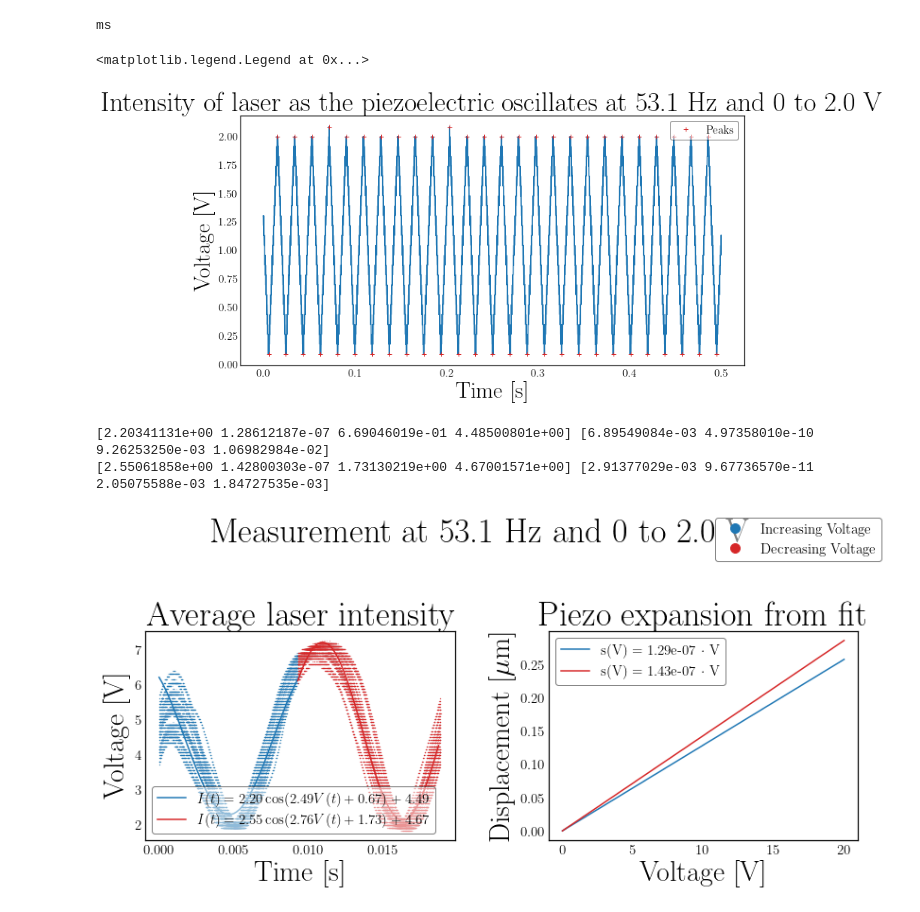
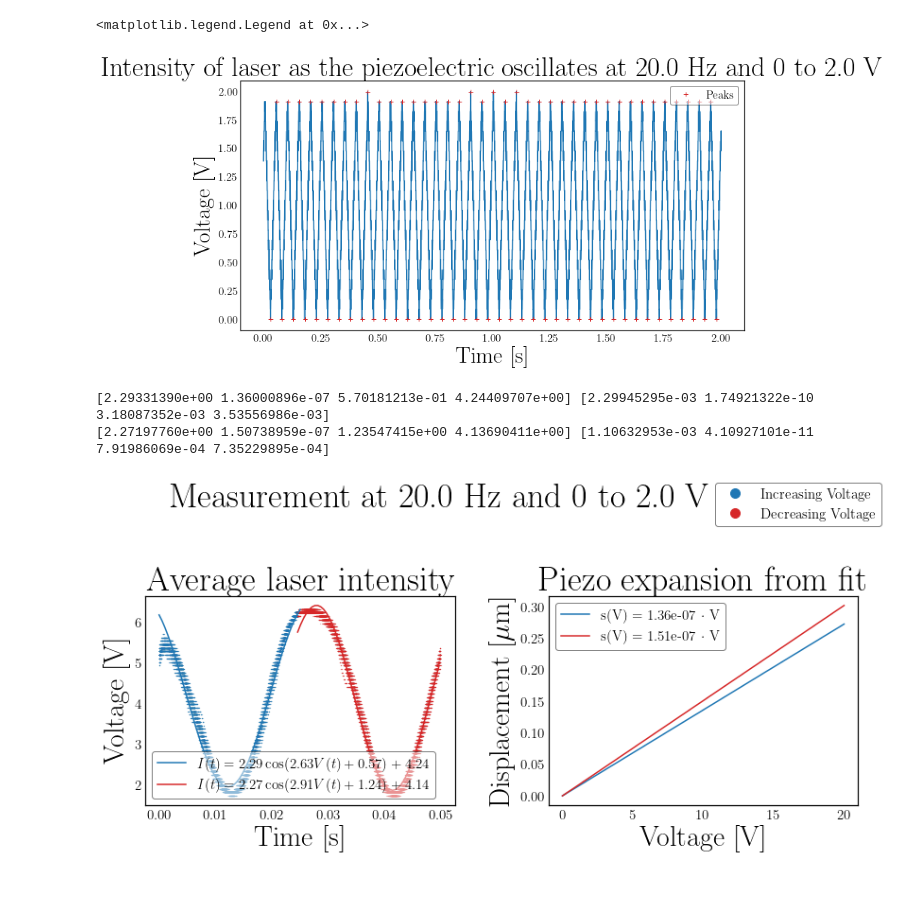
Before and after one commit to Emiliuhre/Labgruppe-Eksperimentiel-Fysik-2, a Jupyter notebook: Exercise 2/Databehandling/Databehandling.ipynb, the cells around one changed output. Drawn from its saved outputs; the diff is of its cells as text; code cells hidden in the pictures.

```diff
--- a/Exercise 2/Databehandling/Databehandling.ipynb
+++ b/Exercise 2/Databehandling/Databehandling.ipynb
@@ -17,7 +17,7 @@ plt.rc("xtick.major", width = 1)
 plt.rc("legend", fontsize = 15, framealpha = 0.5, edgecolor = "black", fancybox = True)
 # %%
 #data = pd.read_csv("../Data/Day 2/5.36Hz2V.csv", sep = ",")
-filename = "../Data/Day 3/53.1Hz2V.txt"
+filename = "../Data/Day 3/20Hz2V.txt"
 data = pd.read_table(filename)
 
 match = re.search(r"([\d\.]+)Hz([\d\.]+)V", filename)
@@ -38,8 +38,6 @@ else:
     time = np.array(data["Time"][i_min:i_max:downsampling].astype("float"))
 channel_a = np.array(data["Channel B"][i_min:i_max:downsampling].replace("∞", Vmax).astype("float")) - background
 channel_b = np.array(data["Channel A"][i_min:i_max:downsampling].replace("∞", Vmax).astype("float"))
-# %% [output]
-ms
 # %%
 def pointFinder(y, t, ofs=0):
     # Centrer signalet omkring 0 for nemmere beregning
@@ -107,7 +105,7 @@ ax.set_title(f"Intensity of laser as the piezoelectric oscillates at {f} Hz and
 ax.legend()
 # %% [output]
 <matplotlib.legend.Legend at 0x...>
-[figure, old version]
+[figure, new version]
 # %%
 _, _, tops, times = pointFinder(channel_b, time, ofs=np.mean(channel_b))
 indices = np.where(np.isin(time, times))[0]
@@ -164,42 +162,42 @@ fit_func_down = lambda t, a, b, c, d: a*np.cos(2*np.pi / lamb * 2 * b * V_down(t
 fit_down = curve_fit(fit_func_down, new_time_down, new_channel_a_down, p0, ftol=1e-12, xtol=1e-12, gtol=1e-12, maxfev = 10000, bounds = (lower_bounds, upper_bounds))
 print(fit_down[0],np.sqrt(np.diag(fit_down[1])))
 # %% [output]
-[2.20341131e+00 1.28612187e-07 6.69046019e-01 4.48500801e+00] [6.89549084e-03 4.97358010e-10 9.26253250e-03 1.06982984e-02]
-[2.55061858e+00 1.42800303e-07 1.73130219e+00 4.67001571e+00] [2.91377029e-03 9.67736570e-11 2.05075588e-03 1.84727535e-03]
+[2.29331390e+00 1.36000896e-07 5.70181213e-01 4.24409707e+00] [2.29945295e-03 1.74921322e-10 3.18087352e-03 3.53556986e-03]
+[2.27197760e+00 1.50738959e-07 1.23547415e+00 4.13690411e+00] [1.10632953e-03 4.10927101e-11 7.91986069e-04 7.35229895e-04]
 # %%
 fig, axes = plt.subplots(1,2)
 
 axes[0].plot(new_time_up, new_channel_a_up, "o", markersize = 0.1, color="C0", label ="Increasing Voltage")
 axes[0].plot(new_time_down + new_time_up[-1], new_channel_a_down, "o", markersize = 0.1, color="C3", label = "Decreasing Voltage")
 fig.legend(markerscale = 100)
 
 t = np.linspace(0, T/2)
 a,b,c,d = fit_up[0]
 label_up = f"$I(t) = {a:.2f}\\cos({4*np.pi*b/lamb:.2f} V(t) + {c:.2f}) + {d:.2f}$"
 plot1, = axes[0].plot(t, fit_func_up(t,*fit_up[0]), color = "C0", label = label_up)
 a,b,c,d = fit_down[0]
 label_down = f"$I(t) = {a:.2f}\\cos({4*np.pi*b/lamb:.2f} V(t) + {c:.2f}) + {d:.2f}$"
 plot2, = axes[0].plot(t + new_time_up[-1], fit_func_down(t,*fit_down[0]), color = "C3", label = label_down)
 axes[0].legend(handles = (plot1,plot2), loc = "lower left")
 
 #ax.plot(times, tops, "+", color = "C3", label = "Peaks")
 axes[0].set_xlabel("Time [s]")
 axes[0].set_ylabel("Voltage [V]")
 axes[0].set_title(f"Average laser intensity")
 
 axes[1].plot(V_up(t) * 10, fit_up[0][1] * V_up(t) * 1e6, color = "C0", label = f"s(V) = {fit_up[0][1]:.2e} $\\cdot$ V")
 axes[1].plot(V_down(t) * 10, fit_down[0][1] * V_down(t) * 1e6, color = "C3", label = f"s(V) = {fit_down[0][1]:.2e} $\\cdot$ V")
 axes[1].set_xlabel("Voltage [V]")
 axes[1].set_ylabel("Displacement [$\\mu$m]")
 axes[1].set_title(f"Piezo expansion from fit")
 axes[1].legend()
 
-fig.suptitle(f"Measurement at {f} Hz and 0 to {Vmax} V")
+fig.suptitle(f"Measurement at {f} Hz and 0 to {Vmax} V", x = 0.45)
 fig.tight_layout()
 
-#fig.savefig(f"../Figures/IntensityFit({f:.1f}Hz{Vmax:.1f}V).svg")
+fig.savefig(f"../Figures/IntensityFit({f:.1f}Hz{Vmax:.1f}V).svg")
 # %% [output]
-[figure, old version]
+[figure, new version]
 # %%
 a0 = (channel_a.max() - channel_a.min()) / 2
 b0 = 1e-7
```
Also changed, not shown: parts of 3 cells of this notebook, 5 other files.
